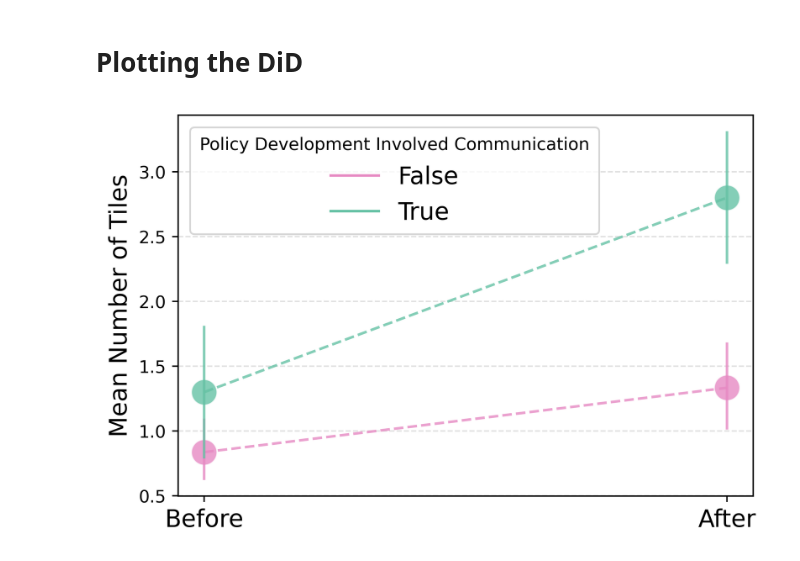
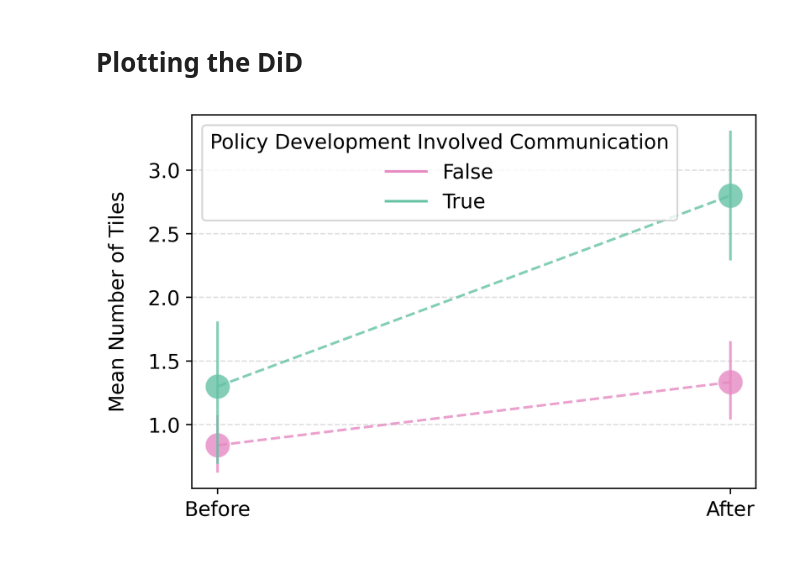
Before and after one commit to giava90/games-and-policy-effectivness, a Jupyter notebook: testing_H.ipynb, the cells around one changed output. Drawn from its saved outputs; the diff is of its cells as text; code cells hidden in the pictures.

Commit message:
updating figure aestethics

```diff
--- a/testing_H.ipynb
+++ b/testing_H.ipynb
@@ -339,36 +339,37 @@ def plot_difference_in_difference(df, before_col='before', after_col='after', tr
                         var_name='Time', value_name='Value')
 
     colors = {True: '#66c2a5', False: '#e78ac3'}
-    fontsize_labels = 14
+    fontsize_labels = 12
     # Create a line plot using seaborn
     plt.figure(figsize=(6, 4), dpi=500)
     sns.lineplot(data=plot_data, x='Time', y='Value', hue=treatment_col, linestyle="--",
                  marker='o', palette=colors, err_style="bars", markersize=15, alpha=0.8)
 
     # Calculate means
     treated_before = df.loc[df[treatment_col]==True, before_col].mean()
     control_before = df.loc[df[treatment_col]==False, before_col].mean()
     control_after = df.loc[df[treatment_col]==False, after_col].mean()
 
     # The control group's change
     control_diff = control_after - control_before
 
     # Counterfactual for treated after (if no treatment effect)
     treated_counterfactual_after = treated_before + control_diff
 
     # Add dashed line for treated counterfactual
     # plt.plot(
     #     [0, 1],
     #     [treated_before, treated_counterfactual_after],
     #     linestyle='--', color="darkgrey"
     # )
 
     plt.xlabel('', fontsize=fontsize_labels)
     plt.xticks([0,1],["Before", "After"], fontsize=fontsize_labels)
-    plt.ylabel('Mean Number of Tiles', fontsize=fontsize_labels)
-    plt.legend(title="Policy Development Involved Communication", loc='upper left', fontsize=fontsize_labels)
+    plt.yticks([1,1.5,2,2.5,3],[1.0,1.5,2.0,2.5,3.0], fontsize=fontsize_labels)
+    plt.ylabel('Mean Number of Tiles', fontsize=fontsize_labels, labelpad=12)
+    plt.legend(title="Policy Development Involved Communication", loc='upper left', fontsize=fontsize_labels, title_fontsize=fontsize_labels)
     plt.grid(axis='y', linestyle='--', alpha=0.4)
     plt.show()
 plot_difference_in_difference(policy_effect_df, before_col='before', after_col='after', treatment_col='decision_basis_is_communication')
 # %% [output]
-[figure, old version]
+[figure, new version]
```
Also changed, not shown: parts of 4 cells of this notebook, 1 other file.
